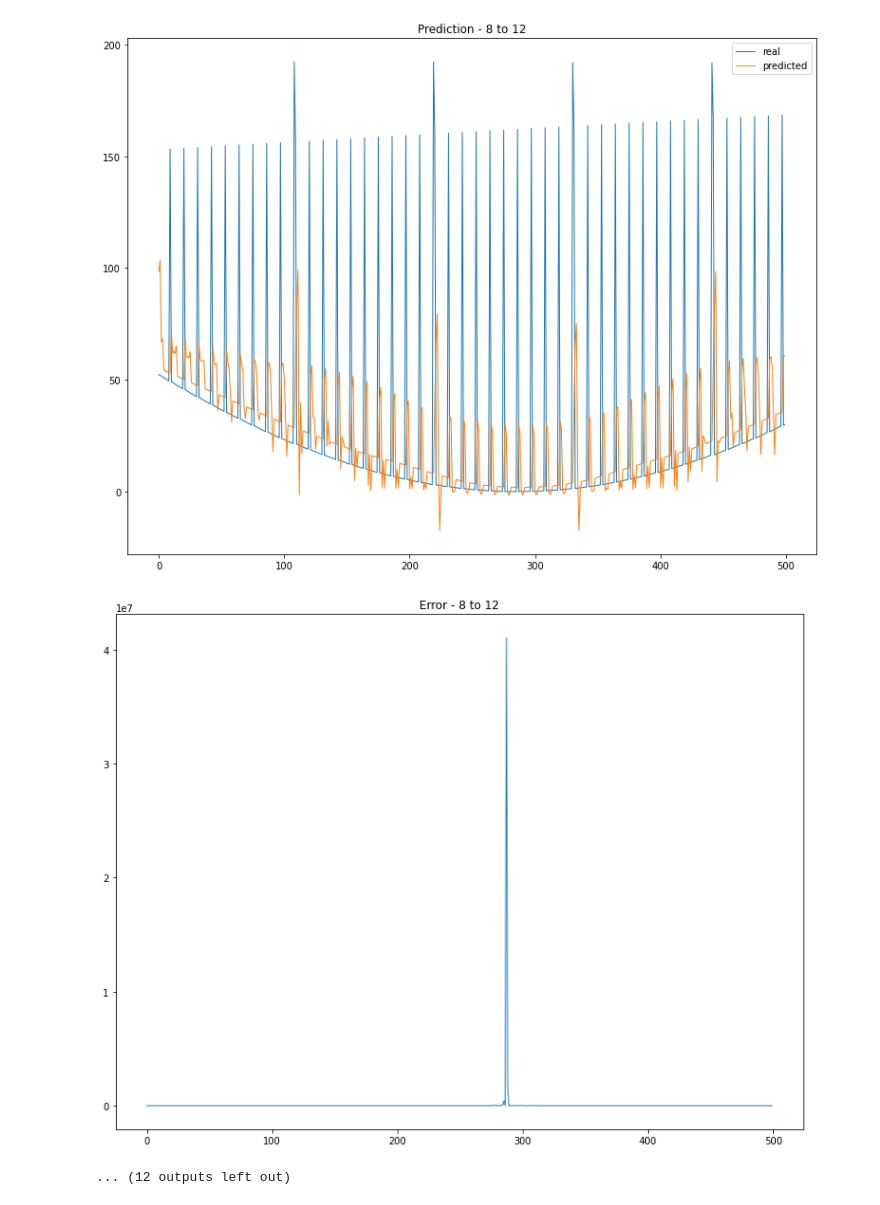
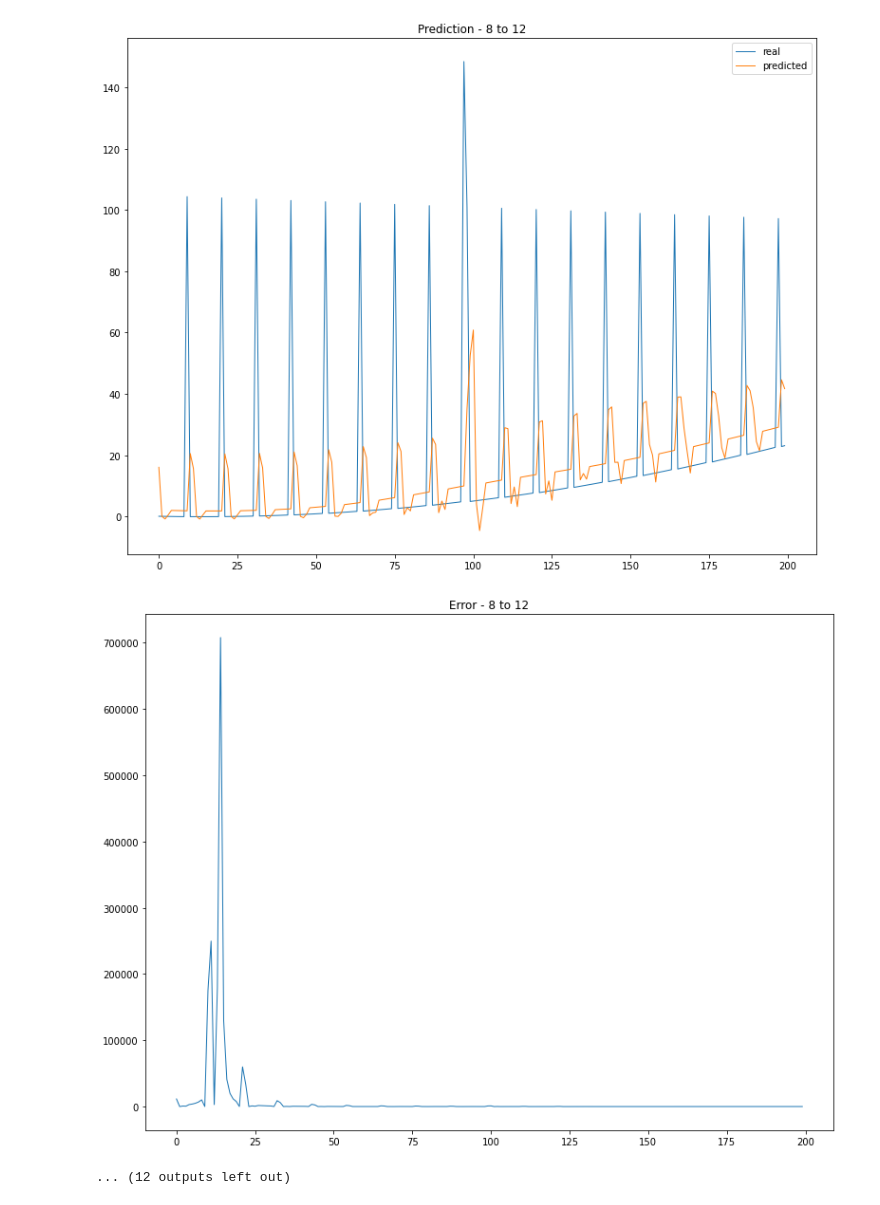
Before and after one commit to lsiemanski/modelowanie-ruchu-w-sieciach-tin, a Jupyter notebook: analyze_LSTM.ipynb, the cells around one changed output. Drawn from its saved outputs; the diff is of its cells as text; code cells hidden in the pictures.

```diff
--- a/analyze_LSTM.ipynb
+++ b/analyze_LSTM.ipynb
@@ -21,6 +21,16 @@ def load_results(exp_name):
 def absolute_percentage_error(y_true, y_pred):
     y_true, y_pred = np.array(y_true), np.array(y_pred)
     return np.abs((y_true - y_pred) / y_true) * 100
+
+def calculate_99_mean_absolute_percentage_error(y_true, y_pred):
+    error = absolute_percentage_error(y_true, y_pred)
+
+    to_take = int(len(y_true) * 0.99)
+    sorted = np.sort(error)
+
+    error_99 = sorted[:to_take]
+
+    print(f'99% MAPE: {np.mean(error_99)}')
 
 def plot_prediction(y_test, y_predicted, title):
     x_axis = range(len(y_test))
@@ -42,6 +52,8 @@ def analyze_experiment_singlestep(exp_name, node, subsection=(0, 100)):
     y_test = y_test.reshape(-1)
     y_predicted = y_predicted.reshape(-1)
 
+
+    calculate_99_mean_absolute_percentage_error(y_test, y_predicted)
     print(f'NODE {node} - TOTAL MAPE: ', mean_absolute_percentage_error(y_test, y_predicted))
 
     y_test = y_test[subsection[0] : subsection[1]]
@@ -56,6 +68,6 @@ def analyze_all_experiments_singlestep(exp_name, subsection=(0, 100)):
     for n_from, n_to in NODES:
         analyze_experiment_singlestep(f'{exp_name}___{n_from}to{n_to}', f'{n_from} to {n_to}', subsection)
 # %%
-analyze_all_experiments_singlestep('LSTM_5_in_1_out', (50000, 50500))
-analyze_all_experiments_singlestep('LSTM_CHUNK_5_in_1_out', (50000, 50500))
+analyze_all_experiments_singlestep('LSTM_5_in_1_out', (5900, 6100))
+analyze_all_experiments_singlestep('LSTM_CHUNK_5_in_1_out', (5900, 6100))
 # %% [output]
@@ -76,3 +92,3 @@ NODE 8 to 12 - SECTION MAPE:  875.0930147073235
-[figure, old version]
+[figure, new version]
-[figure, old version]
+[figure, new version]
 ... (12 outputs left out)
```
Also changed, not shown: parts of 1 cell of this notebook, 4 other files.
